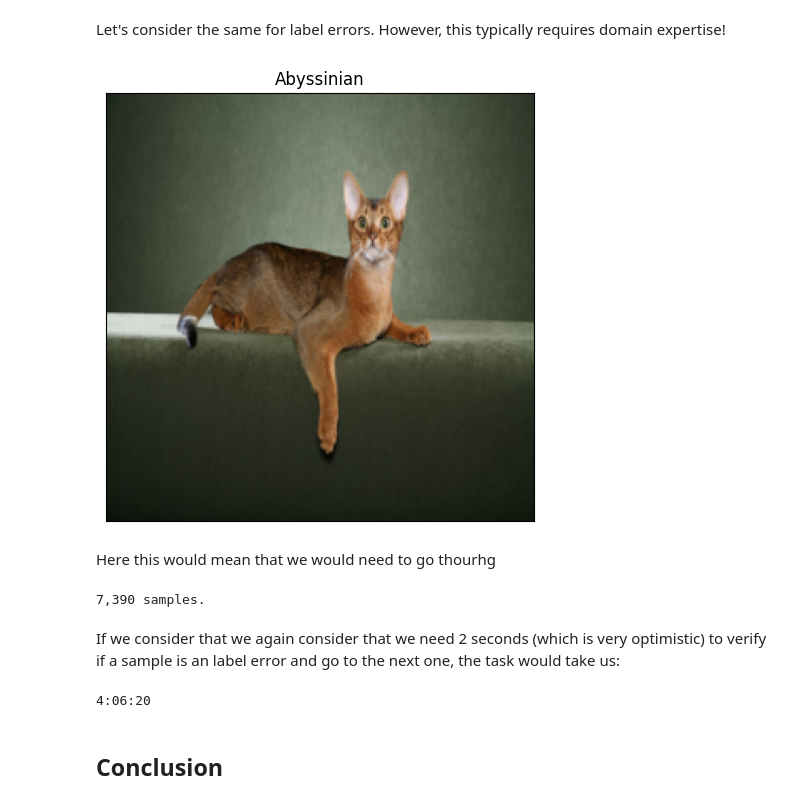
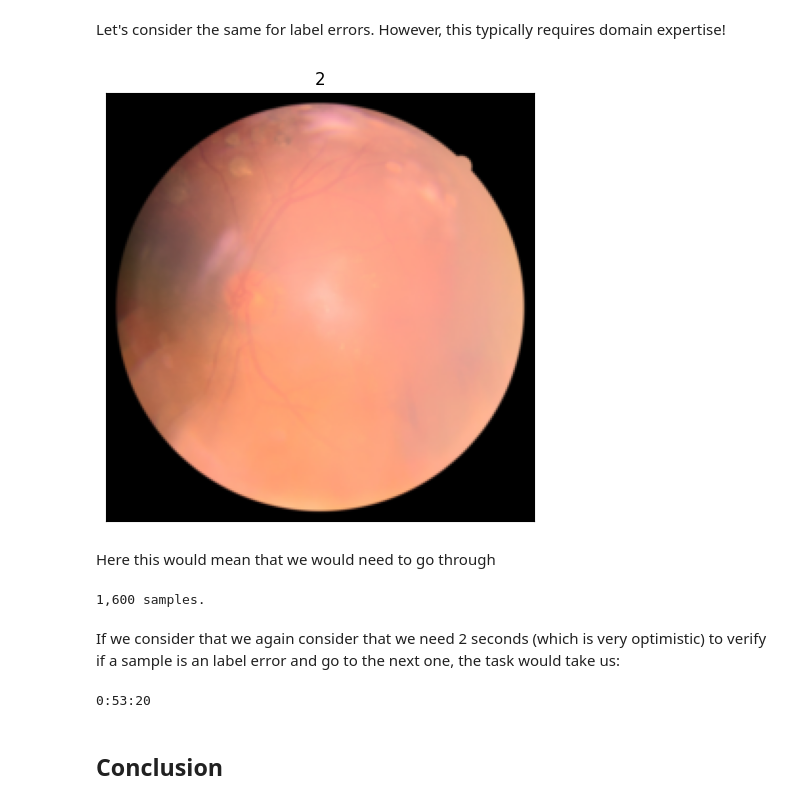
Before and after one commit to Digital-Dermatology/data-cleaning-hands-on, a Jupyter notebook: notebooks/00_Traditional_Cleaning.ipynb, the cells around one changed output. Saved outputs shown, nothing was run; the diff lists cells and outputs as text; code cells hidden in the pictures.

```diff
--- a/notebooks/00_Traditional_Cleaning.ipynb
+++ b/notebooks/00_Traditional_Cleaning.ipynb
@@ -44,0 +44,10 @@ Either you want to analyze analyze Oxford PetIIIT:
+# %%
+from medmnist import RetinaMNIST
+from utils import get_medmnist
+
+dataset_name = "RetinaMNIST"
+data_path = repository_path / "data" / dataset_name
+dataset, df = get_medmnist(
+    root_path=data_path, medmnist_class=RetinaMNIST, return_dataframe=True, size=224,
+)
+dataset
@@ -45,7 +60,8 @@ Either you want to analyze analyze Oxford PetIIIT:
 # %%
-dataset_name = "OxfordIIITPet"
-data_path = repository_path / "data" / dataset_name
-dataset, df = get_oxford_pets3t(
-    root_path=data_path, return_dataframe=True, transform=transforms.Resize((256, 256))
-)
-dataset
+# from utils import get_oxford_pets3t
+# dataset_name = "OxfordIIITPet"
+# data_path = repository_path / "data" / dataset_name
+# dataset, df = get_oxford_pets3t(
+    # root_path=data_path, return_dataframe=True, transform=transforms.Resize((256, 256)),
+# )
+# dataset
@@ -157,26 +166,26 @@ However, this typically requires domain expertise!
 # %%
 fig, axes = plt.subplots(1, 1)
 axes.imshow(dataset[0][0])
-axes.set_title(dataset.classes[dataset[0][1]])
+axes.set_title(dataset.classes[dataset[index][1]])
 axes.set_xticks([])
 axes.set_yticks([])
 fig.tight_layout()
 plt.show()
 # %% [output]
-[figure, old version]
+[figure, new version]
 # %% [markdown]
-Here this would mean that we would need to go thourhg
+Here this would mean that we would need to go through
 # %%
 N = len(dataset)
 print(f"{N:,} samples.")
 # %% [output]
-7,390 samples.
+1,600 samples.
 # %% [markdown]
 If we consider that we again consider that we need 2 seconds (which is very optimistic) to verify if a sample is an label error and go to the next one, the task would take us:
 # %%
 print(str(datetime.timedelta(seconds=N * 2)))
 # %% [output]
-4:06:20
+0:53:20
 # %% [markdown]
 ## Conclusion
 # %% [markdown]
```
Also changed, not shown: parts of 16 cells of this notebook, 3 other files.
